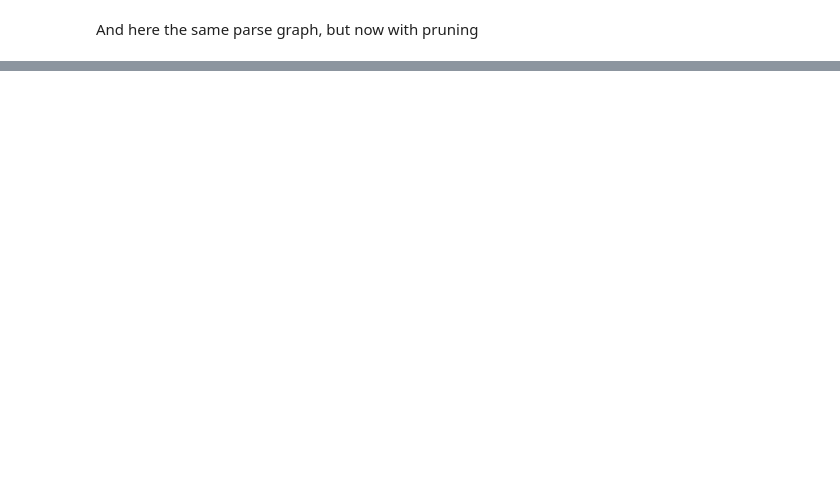
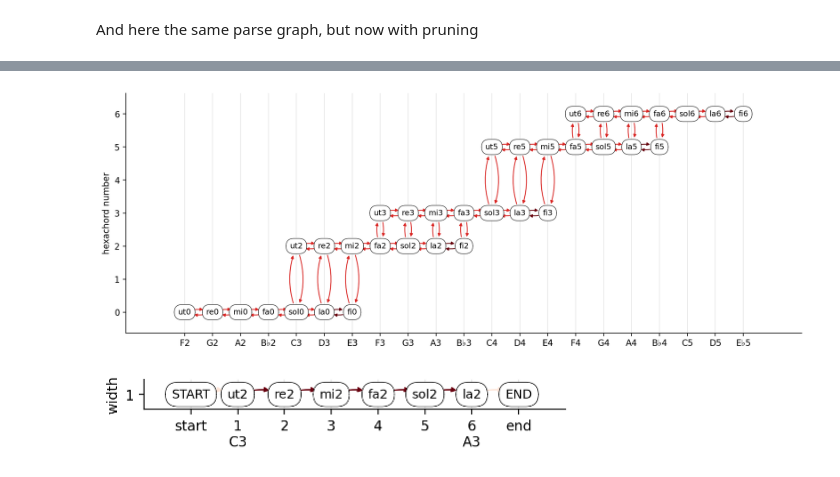
Before and after one commit to bacor/delasol, a Jupyter notebook: notebooks/plotting.ipynb, the cells around one changed output, grey strips where cells are left out. Cells and saved outputs as stored; diff of their text form; code cells hidden in the pictures; blank space fills up the shorter version.

```diff
--- a/notebooks/plotting.ipynb
+++ b/notebooks/plotting.ipynb
@@ -85,0 +178,5 @@ plt.savefig('../figures/parse-graph.png')
+# %%
+weights = np.arange(14)
+weights = [1] * 14
+weight_dict = dict(zip(soft_gamut_params.keys(), weights))
+weight_dict
@@ -85,0 +198,25 @@ plt.savefig('../figures/parse-graph.png')
+# %%
+kws = dict()
+hexachords = [
+    HexachordGraph("F2", **kws),
+    HexachordGraph("C3", **kws),
+    HexachordGraph("F3", **kws),
+    HexachordGraph("C4", **kws),
+    HexachordGraph("F4", **kws),
+]
+gamut = GamutGraph(hexachords)
+for h1, hex1 in gamut.hexachords.items():
+    overlap = gamut.overlapping_hexachords[hex1]
+    for hex2 in overlap:
+        h2 = hex2.number
+        for pitch1 in hex1.pitches:
+            for pitch2 in hex2.pitches:
+                if pitch1.diatonicNoteNum == pitch2.diatonicNoteNum:
+                    deg1 = hex1.nodes[pitch1]['degree']
+                    deg2 = hex2.nodes[pitch2]['degree']
+                    direction = 'up' if h2 > h1 else 'down'
+                    key = soft_gamut_params_inv[(hex1.type, direction, hex2.type, deg1, deg2)]
+                    weight = weight_dict.get(key, None)
+                    print(weight, key, key in weight_dict)
+                    if weight is not None:
+                        gamut.add_edge((h1, pitch1), (h2, pitch2), weight=weight)
@@ -85,0 +241,4 @@ plt.savefig('../figures/parse-graph.png')
+# %%
+gamut.draw()
+# %% [output]
+[figure, added]
@@ -85,0 +248,4 @@ plt.savefig('../figures/parse-graph.png')
+# %%
+sol.parse.draw()
+# %% [output]
+[figure, added]
```
Also changed, not shown: parts of 20 cells of this notebook, 15 other files.
